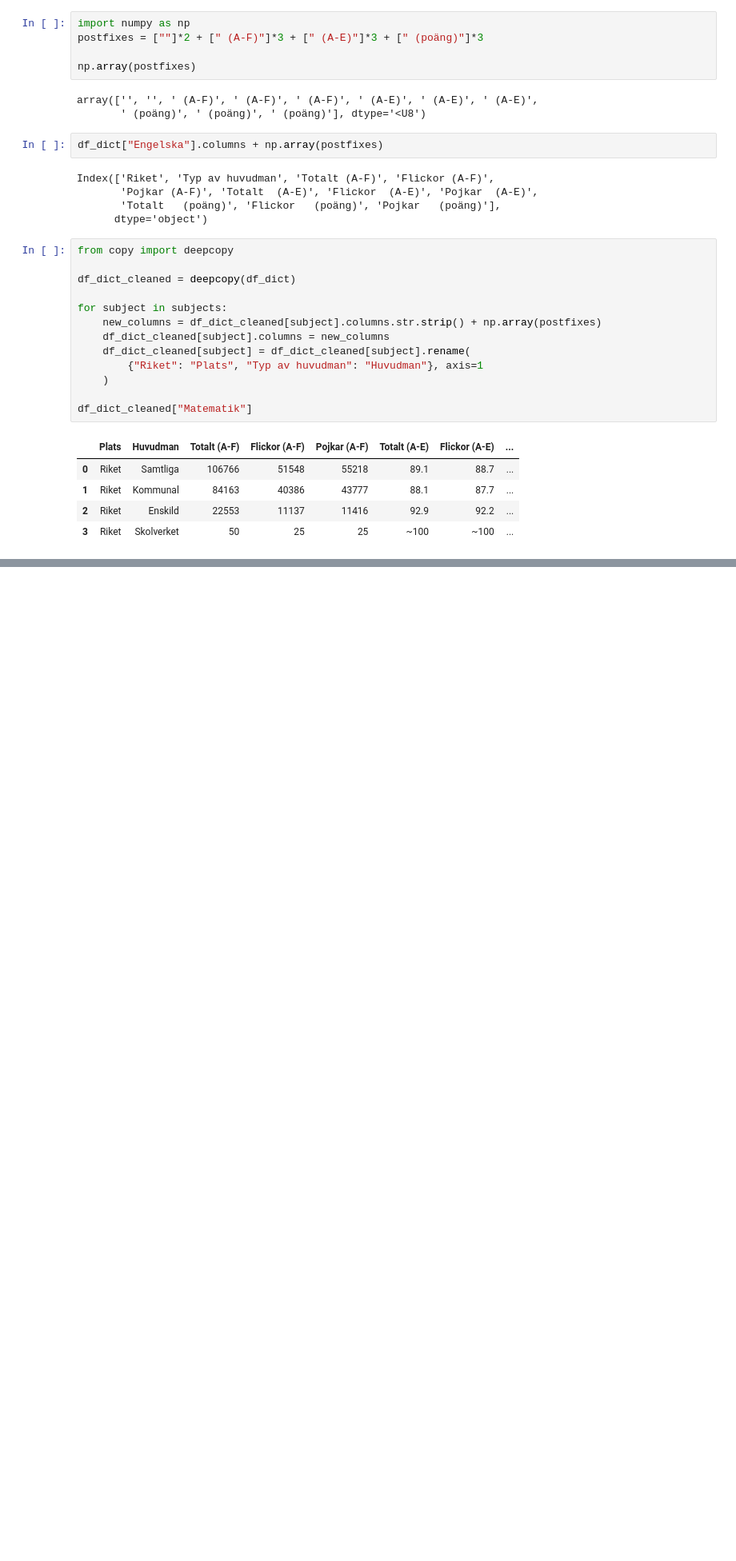
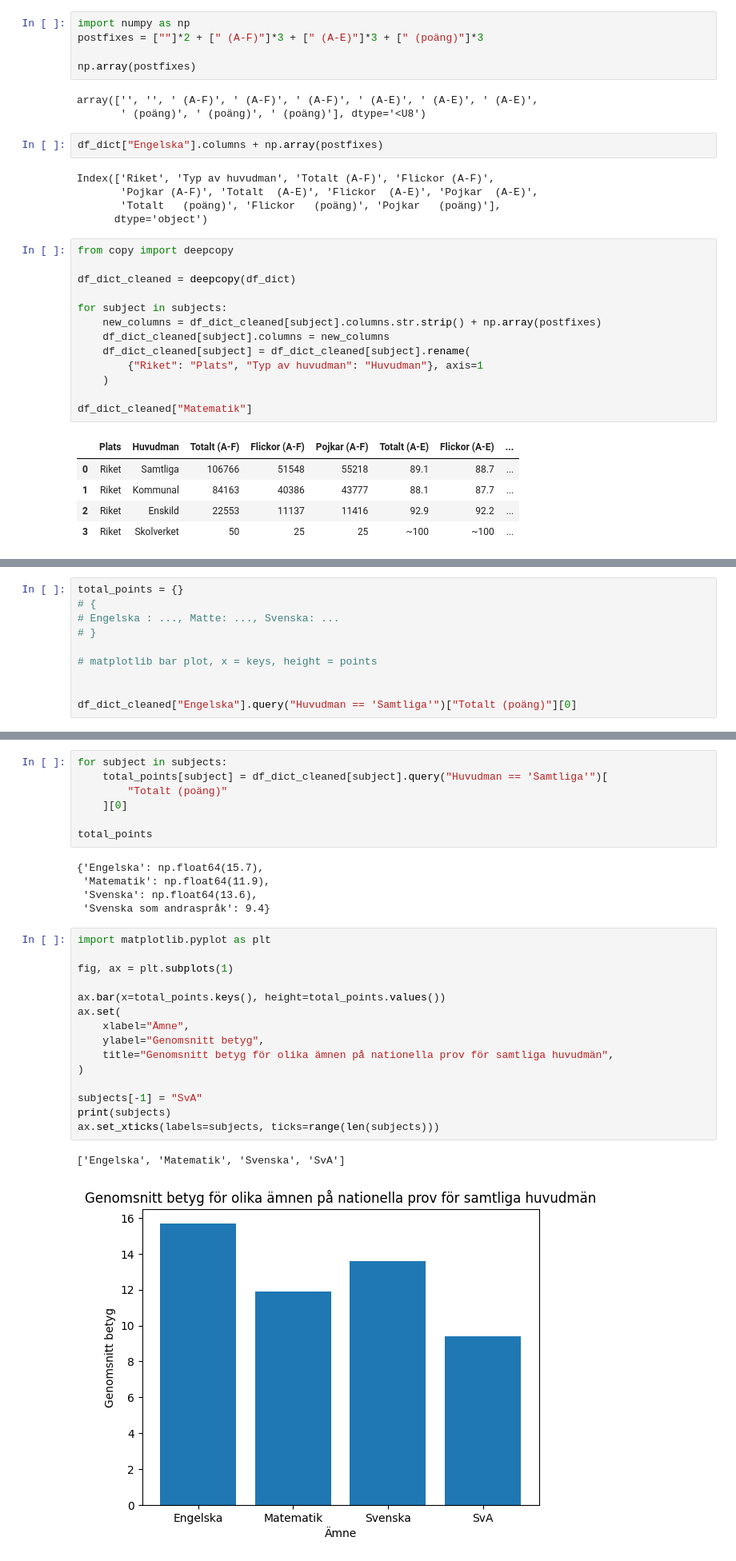
Before and after one commit to kokchun/data-platforms-kokchun-giang-de24, a Jupyter notebook: exercises/exercise_1.ipynb, the cells around one changed output, grey strips where cells are left out. Shown: that part at 80% size. Drawn from its saved outputs; the diff is of its cells as text; blank space fills up the shorter version.

```diff
--- a/exercises/exercise_1.ipynb
+++ b/exercises/exercise_1.ipynb
@@ -78,0 +187,10 @@ df_dict_cleaned["Matematik"]
+# %%
+total_points = {}
+# {
+# Engelska : ..., Matte: ..., Svenska: ...
+# }
+
+# matplotlib bar plot, x = keys, height = points
+
+
+df_dict_cleaned["Engelska"].query("Huvudman == 'Samtliga'")["Totalt (poäng)"][0]
@@ -78,0 +199,30 @@ df_dict_cleaned["Matematik"]
+# %%
+for subject in subjects:
+    total_points[subject] = df_dict_cleaned[subject].query("Huvudman == 'Samtliga'")[
+        "Totalt (poäng)"
+    ][0]
+
+total_points
+# %% [output]
+{'Engelska': np.float64(15.7),
+ 'Matematik': np.float64(11.9),
+ 'Svenska': np.float64(13.6),
+ 'Svenska som andraspråk': 9.4}
+# %%
+import matplotlib.pyplot as plt
+
+fig, ax = plt.subplots(1)
+
+ax.bar(x=total_points.keys(), height=total_points.values())
+ax.set(
+    xlabel="Ämne",
+    ylabel="Genomsnitt betyg",
+    title="Genomsnitt betyg för olika ämnen på nationella prov för samtliga huvudmän",
+)
+
+subjects[-1] = "SvA"
+print(subjects)
+ax.set_xticks(labels=subjects, ticks=range(len(subjects)))
+# %% [output]
+['Engelska', 'Matematik', 'Svenska', 'SvA']
+[figure, added]
```
Also changed, not shown: parts of 14 cells of this notebook.
